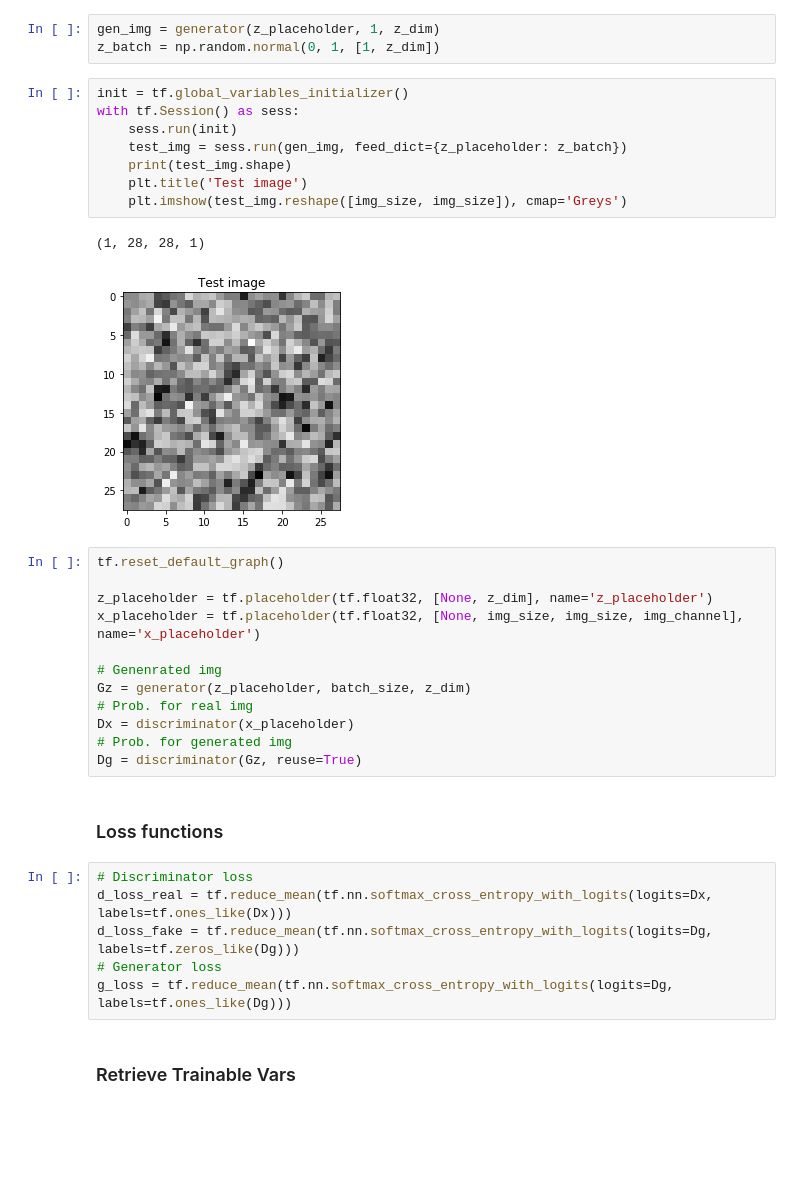
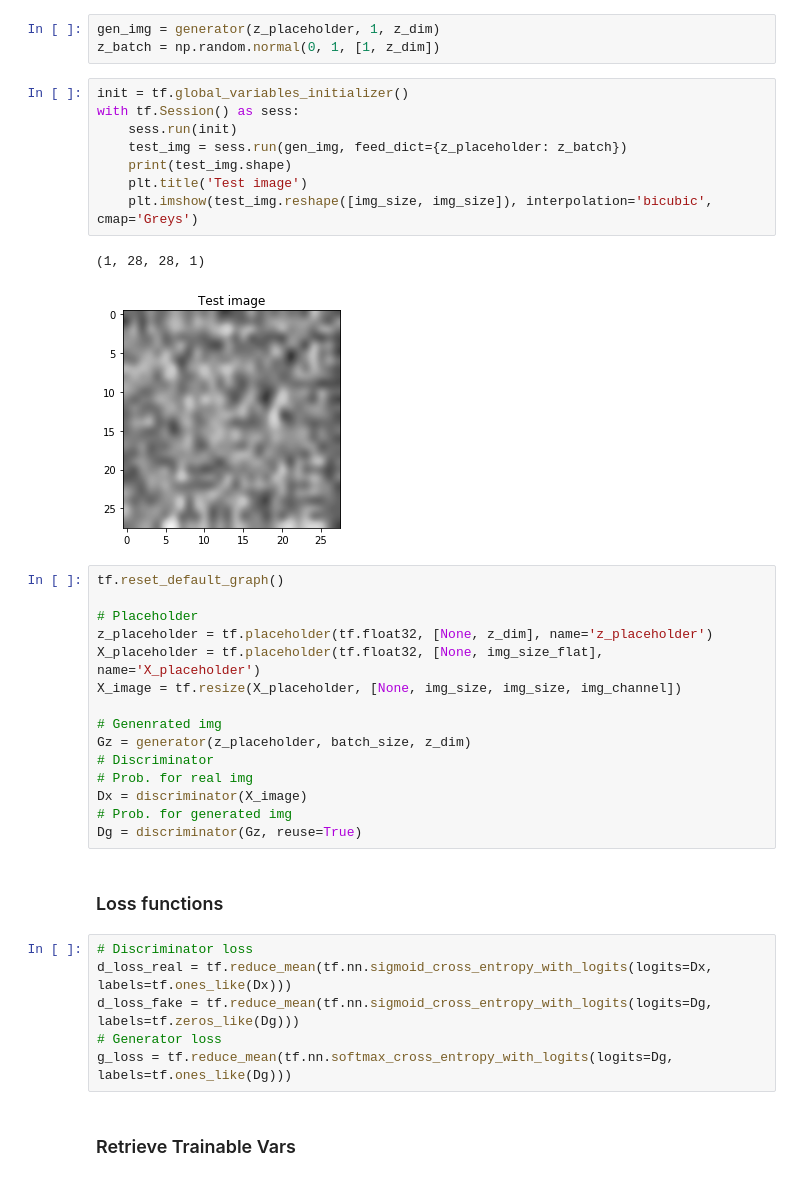
Before and after one commit to victor-iyi/deep-convolutional-GAN, a Jupyter notebook: learning-gan.ipynb, the cells around one changed output. Saved outputs shown, nothing was run; the diff lists cells and outputs as text; blank space fills up the shorter version.

```diff
--- a/learning-gan.ipynb
+++ b/learning-gan.ipynb
@@ -151,32 +150,35 @@ z_batch = np.random.normal(0, 1, [1, z_dim])
 # %%
 init = tf.global_variables_initializer()
 with tf.Session() as sess:
     sess.run(init)
     test_img = sess.run(gen_img, feed_dict={z_placeholder: z_batch})
     print(test_img.shape)
     plt.title('Test image')
-    plt.imshow(test_img.reshape([img_size, img_size]), cmap='Greys')
+    plt.imshow(test_img.reshape([img_size, img_size]), interpolation='bicubic', cmap='Greys')
 # %% [output]
 (1, 28, 28, 1)
-[figure, old version]
+[figure, new version]
 # %%
 tf.reset_default_graph()
 
+# Placeholder
 z_placeholder = tf.placeholder(tf.float32, [None, z_dim], name='z_placeholder')
-x_placeholder = tf.placeholder(tf.float32, [None, img_size, img_size, img_channel], name='x_placeholder')
+X_placeholder = tf.placeholder(tf.float32, [None, img_size_flat], name='X_placeholder')
+X_image = tf.resize(X_placeholder, [None, img_size, img_size, img_channel])
 
 # Genenrated img
 Gz = generator(z_placeholder, batch_size, z_dim)
+# Discriminator
 # Prob. for real img
-Dx = discriminator(x_placeholder)
+Dx = discriminator(X_image)
 # Prob. for generated img
 Dg = discriminator(Gz, reuse=True)
 # %% [markdown]
 ### Loss functions
 # %%
 # Discriminator loss
-d_loss_real = tf.reduce_mean(tf.nn.softmax_cross_entropy_with_logits(logits=Dx, labels=tf.ones_like(Dx)))
-d_loss_fake = tf.reduce_mean(tf.nn.softmax_cross_entropy_with_logits(logits=Dg, labels=tf.zeros_like(Dg)))
+d_loss_real = tf.reduce_mean(tf.nn.sigmoid_cross_entropy_with_logits(logits=Dx, labels=tf.ones_like(Dx)))
+d_loss_fake = tf.reduce_mean(tf.nn.sigmoid_cross_entropy_with_logits(logits=Dg, labels=tf.zeros_like(Dg)))
 # Generator loss
 g_loss = tf.reduce_mean(tf.nn.softmax_cross_entropy_with_logits(logits=Dg, labels=tf.ones_like(Dg)))
 # %% [markdown]
```
Also changed, not shown: parts of 3 cells of this notebook.
